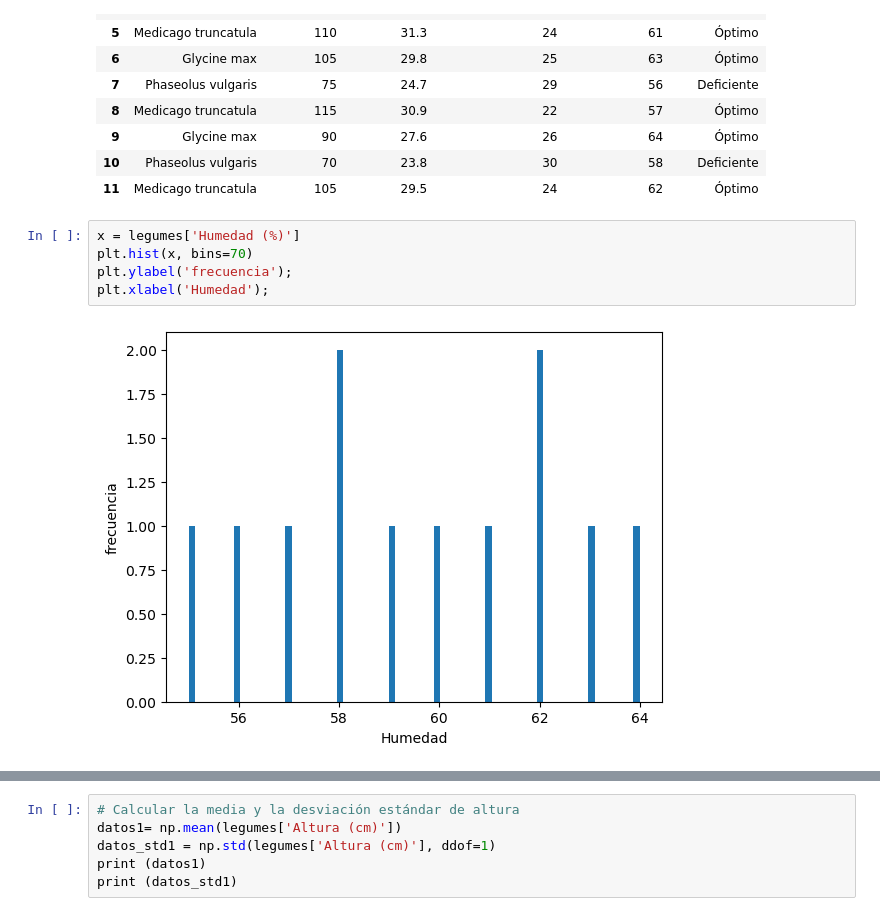
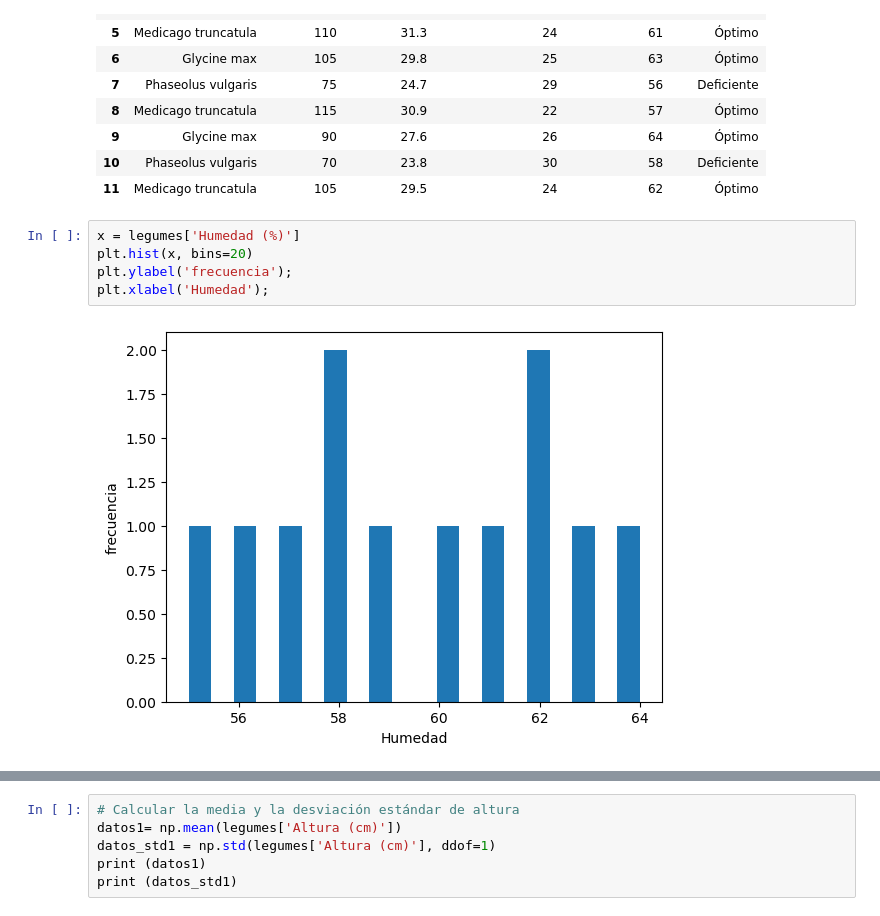
Before and after one commit to dardidallac/Trabajo_Final_Dallachiesa, a Jupyter notebook: codigo.ipynb, the cells around one changed output, grey strips where cells are left out. Cells and saved outputs as stored; diff of their text form.

```diff
--- a/codigo.ipynb
+++ b/codigo.ipynb
@@ -27,10 +28,10 @@ legumes
 | 11 | Medicago truncatula | 105 | 29.5 | 24 | 62 | Óptimo |
 # %%
 x = legumes['Humedad (%)']
-plt.hist(x, bins=70)
+plt.hist(x, bins=20)
 plt.ylabel('frecuencia');
 plt.xlabel('Humedad');
 # %% [output]
-[figure, old version]
+[figure, new version]
 # %%
 x = legumes['Altura (cm)']
```
Also changed, not shown: parts of 7 cells of this notebook.
